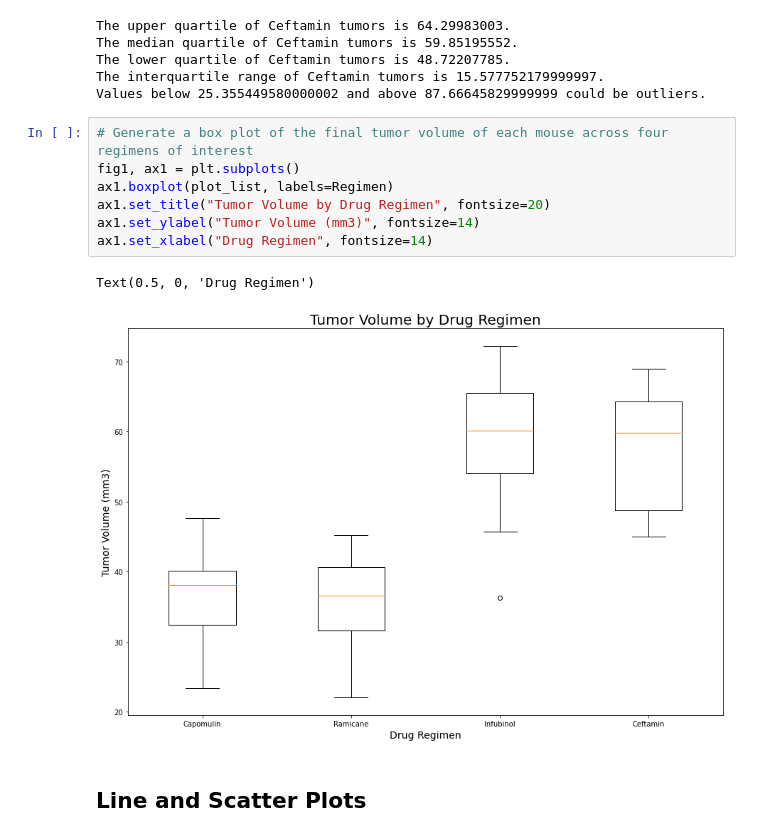
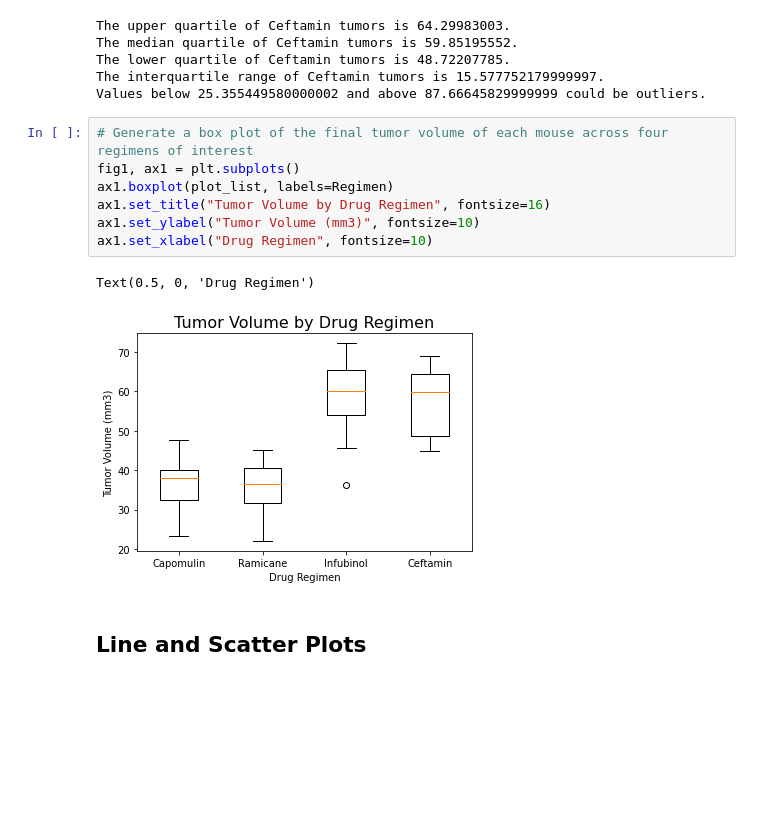
Before and after one commit to szig97/matplotlib-challenge, a Jupyter notebook: pymaceuticals.ipynb, the cells around one changed output. Cells and saved outputs as stored; diff of their text form; blank space fills up the shorter version.

Commit message:
fixing box plot formatting

```diff
--- a/pymaceuticals.ipynb
+++ b/pymaceuticals.ipynb
@@ -342,13 +342,13 @@ Values below 25.355449580000002 and above 87.66645829999999 could be outliers.
 # %%
 # Generate a box plot of the final tumor volume of each mouse across four regimens of interest
 fig1, ax1 = plt.subplots()
 ax1.boxplot(plot_list, labels=Regimen)
-ax1.set_title("Tumor Volume by Drug Regimen", fontsize=20)
-ax1.set_ylabel("Tumor Volume (mm3)", fontsize=14)
-ax1.set_xlabel("Drug Regimen", fontsize=14)
+ax1.set_title("Tumor Volume by Drug Regimen", fontsize=16)
+ax1.set_ylabel("Tumor Volume (mm3)", fontsize=10)
+ax1.set_xlabel("Drug Regimen", fontsize=10)
 # %% [output]
 Text(0.5, 0, 'Drug Regimen')
-[figure, old version]
+[figure, new version]
 # %% [markdown]
 ## Line and Scatter Plots
 # %%
```
